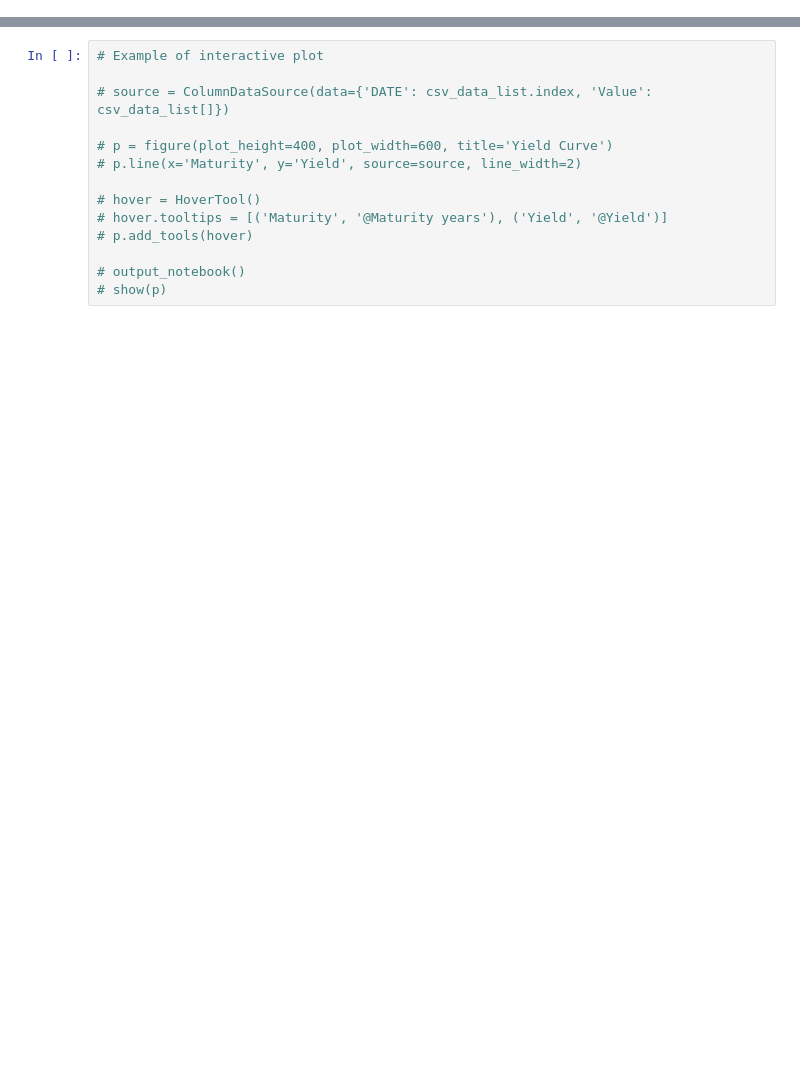
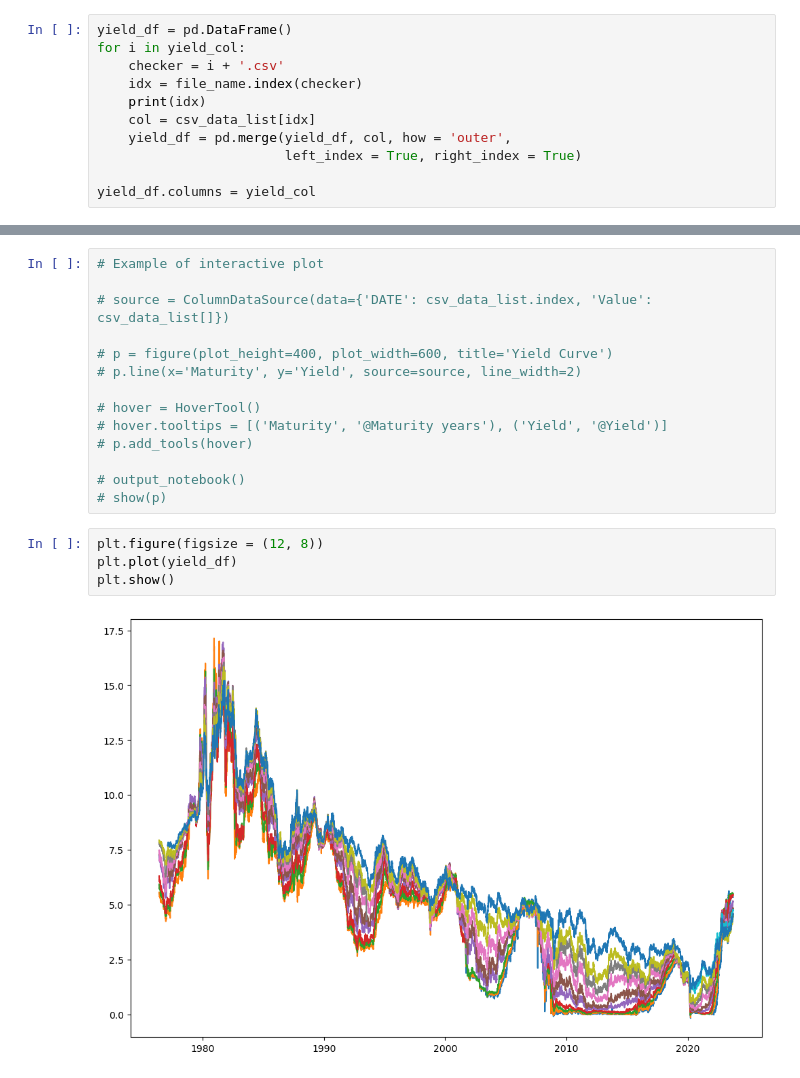
Before and after one commit to FanZixian/ECON_4200_GP, a Jupyter notebook: Dataset_processing.ipynb, the cells around one changed output, grey strips where cells are left out. Cells and saved outputs as stored; diff of their text form; blank space fills up the shorter version.

```diff
--- a/Dataset_processing.ipynb
+++ b/Dataset_processing.ipynb
@@ -95,0 +101,11 @@ False
+# %%
+yield_df = pd.DataFrame()
+for i in yield_col:
+    checker = i + '.csv'
+    idx = file_name.index(checker)
+    print(idx)
+    col = csv_data_list[idx]
+    yield_df = pd.merge(yield_df, col, how = 'outer',
+                        left_index = True, right_index = True)
+
+yield_df.columns = yield_col
@@ -107,3 +135,9 @@ False
 
 # output_notebook()
 # show(p)
+# %%
+plt.figure(figsize = (12, 8))
+plt.plot(yield_df)
+plt.show()
+# %% [output]
+[figure, added]
```
Also changed, not shown: parts of 10 cells of this notebook, 3 other files.
